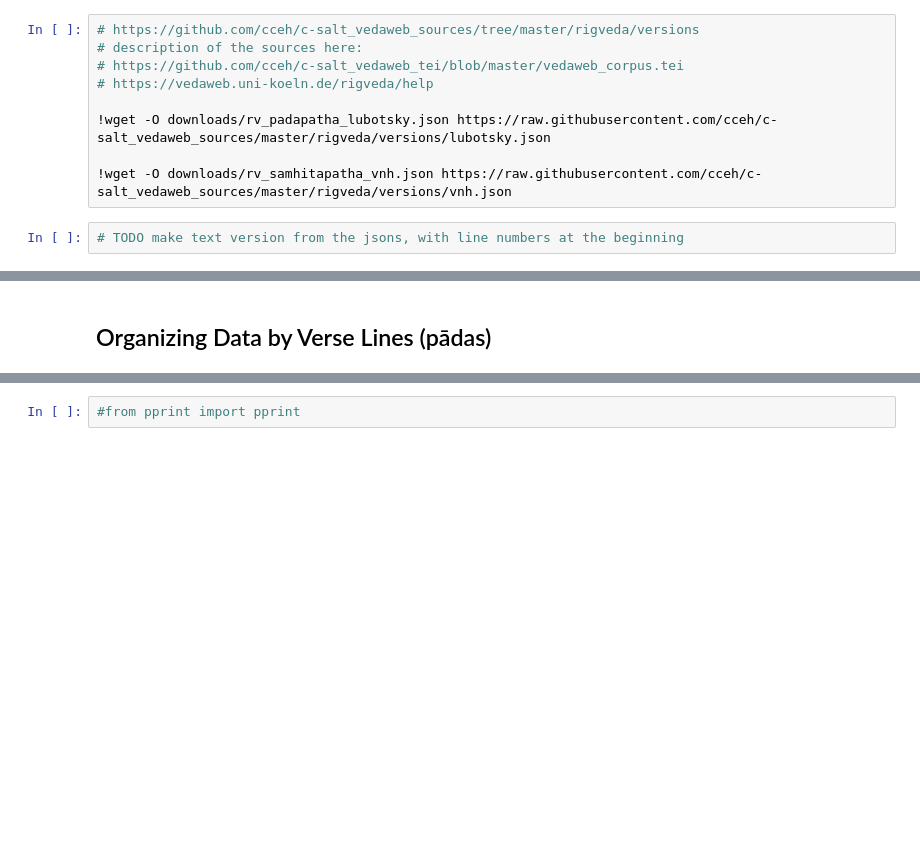
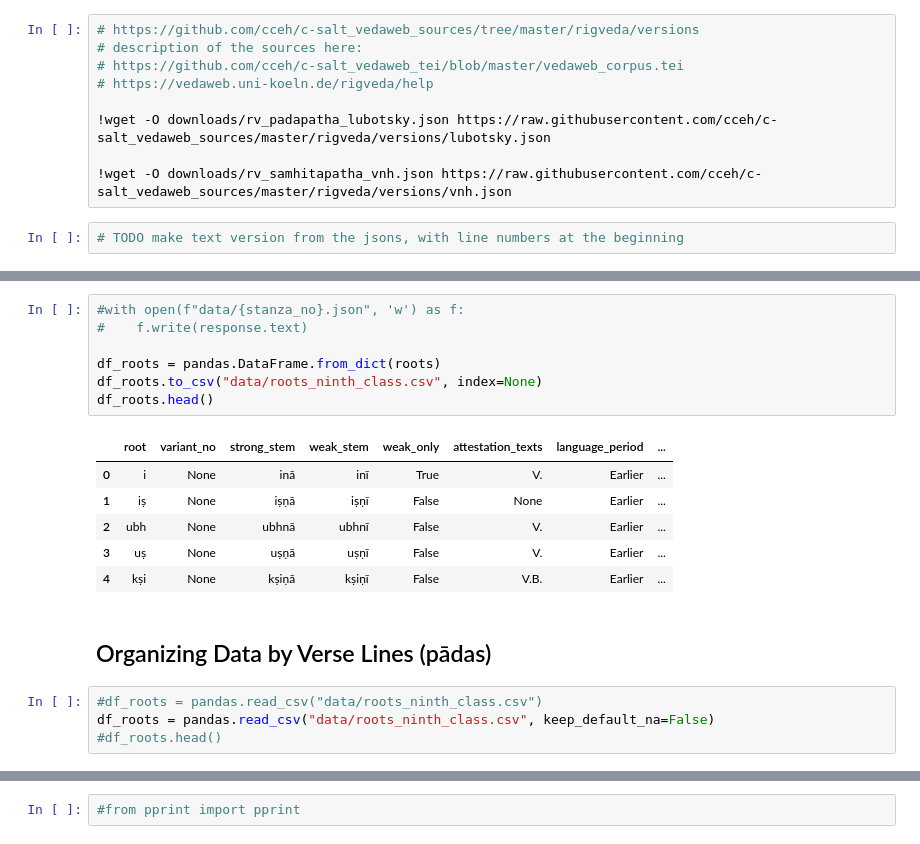
Before and after one commit to anupdhml/sanskrit_ninth_class_meter, a Jupyter notebook: README.ipynb, the cells around one changed output, grey strips where cells are left out. Cells and saved outputs as stored; diff of their text form; blank space fills up the shorter version.

```diff
--- a/README.ipynb
+++ b/README.ipynb
@@ -154,2 +330,20 @@ with open("downloads/rv_padapatha_eichler.html", "r") as input_file:
+# %%
+#with open(f"data/{stanza_no}.json", 'w') as f:
+#    f.write(response.text)
+
+df_roots = pandas.DataFrame.from_dict(roots)
+df_roots.to_csv("data/roots_ninth_class.csv", index=None)
+df_roots.head()
+# %% [output]
+|  | root | variant_no | strong_stem | weak_stem | weak_only | attestation_texts | language_period | ... |
+| 0 | i | None | inā | inī | True | V. | Earlier | ... |
+| 1 | iṣ | None | iṣṇā | iṣṇī | False | None | Earlier | ... |
+| 2 | ubh | None | ubhnā | ubhnī | False | V. | Earlier | ... |
+| 3 | uṣ | None | uṣṇā | uṣṇī | False | V. | Earlier | ... |
+| 4 | kṣi | None | kṣiṇā | kṣiṇī | False | V.B. | Earlier | ... |
 # %% [markdown]
 ## Organizing Data by Verse Lines (pādas)
+# %%
+#df_roots = pandas.read_csv("data/roots_ninth_class.csv")
+df_roots = pandas.read_csv("data/roots_ninth_class.csv", keep_default_na=False)
+#df_roots.head()
```
Also changed, not shown: parts of 15 cells of this notebook, 3 other files.
